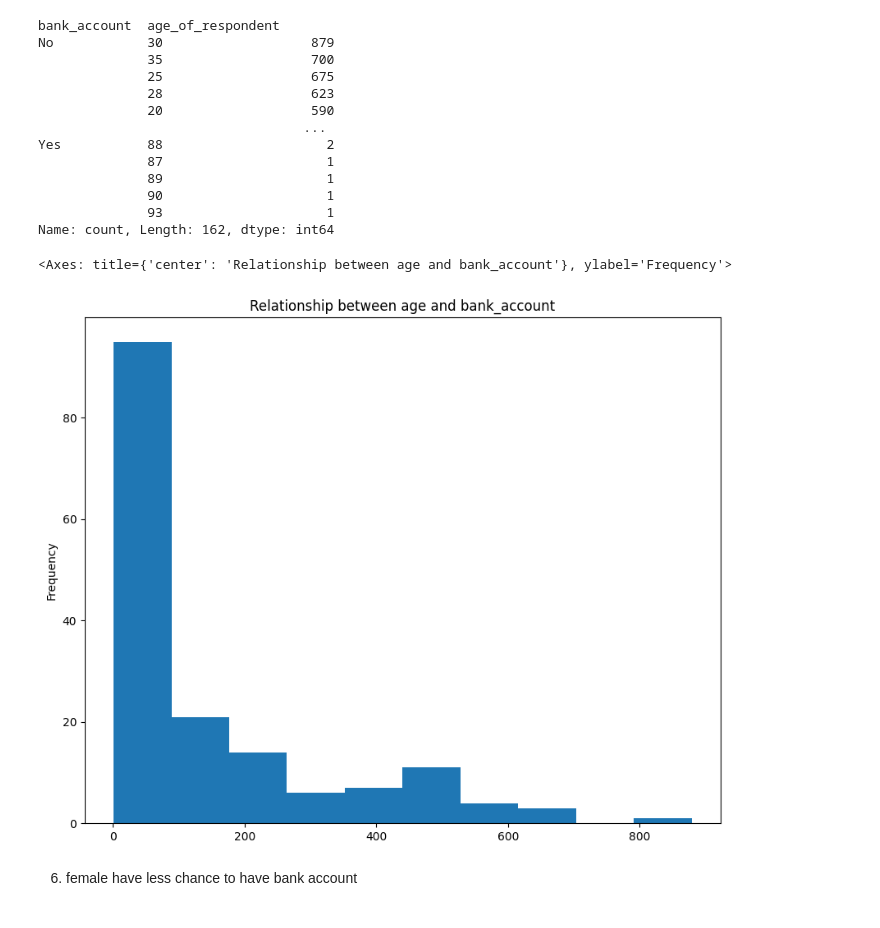
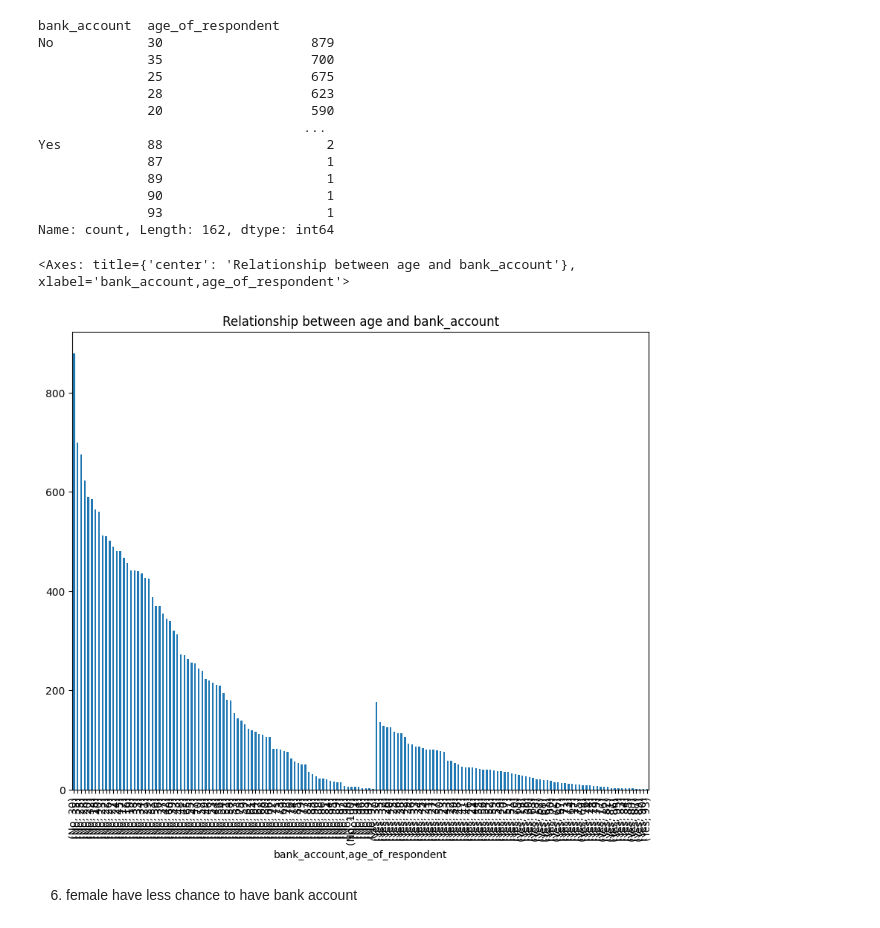
Before and after one commit to camelabs/learning, a Jupyter notebook: data_analysis_and_visualizatiom_task_Asha.ipynb, the cells around one changed output. Drawn from its saved outputs; the diff is of its cells as text; code cells hidden in the pictures.

```diff
--- a/data_analysis_and_visualizatiom_task_Asha.ipynb
+++ b/data_analysis_and_visualizatiom_task_Asha.ipynb
@@ -53,9 +50,6 @@ from sklearn.metrics import accuracy_score
 # %%
 # Load files into a pandas dataframe
-train = pd.read_csv('Train.csv')
-test = pd.read_csv('Test.csv')
-ss = pd.read_csv('SampleSubmission.csv')
-variables = pd.read_csv('VariableDefinitions.csv')
+train = pd.read_csv(r'C:\Users\user\Desktop\New\financial-inclusion-in-africa\Train.csv')
 # %% [markdown]
 Credit: [Davis David](https://twitter.com/Davis_McDavid)
 # %%
@@ -302,10 +210,10 @@ Yes           88                     2
               93                     1
 Name: count, Length: 162, dtype: int64
 # %%
-bank_age.plot(kind='hist', figsize=(10,8), title='Relationship between age and bank_account')
+bank_age.plot(kind='bar', figsize=(10,8), title='Relationship between age and bank_account')
 # %% [output]
-<Axes: title={'center': 'Relationship between age and bank_account'}, ylabel='Frequency'>
+<Axes: title={'center': 'Relationship between age and bank_account'}, xlabel='bank_account,age_of_respondent'>
-[figure, old version]
+[figure, new version]
 # %% [markdown]
 6) female have less chance to have bank account
 # %%
```
Also changed, not shown: parts of 26 cells of this notebook, 2 other files.
